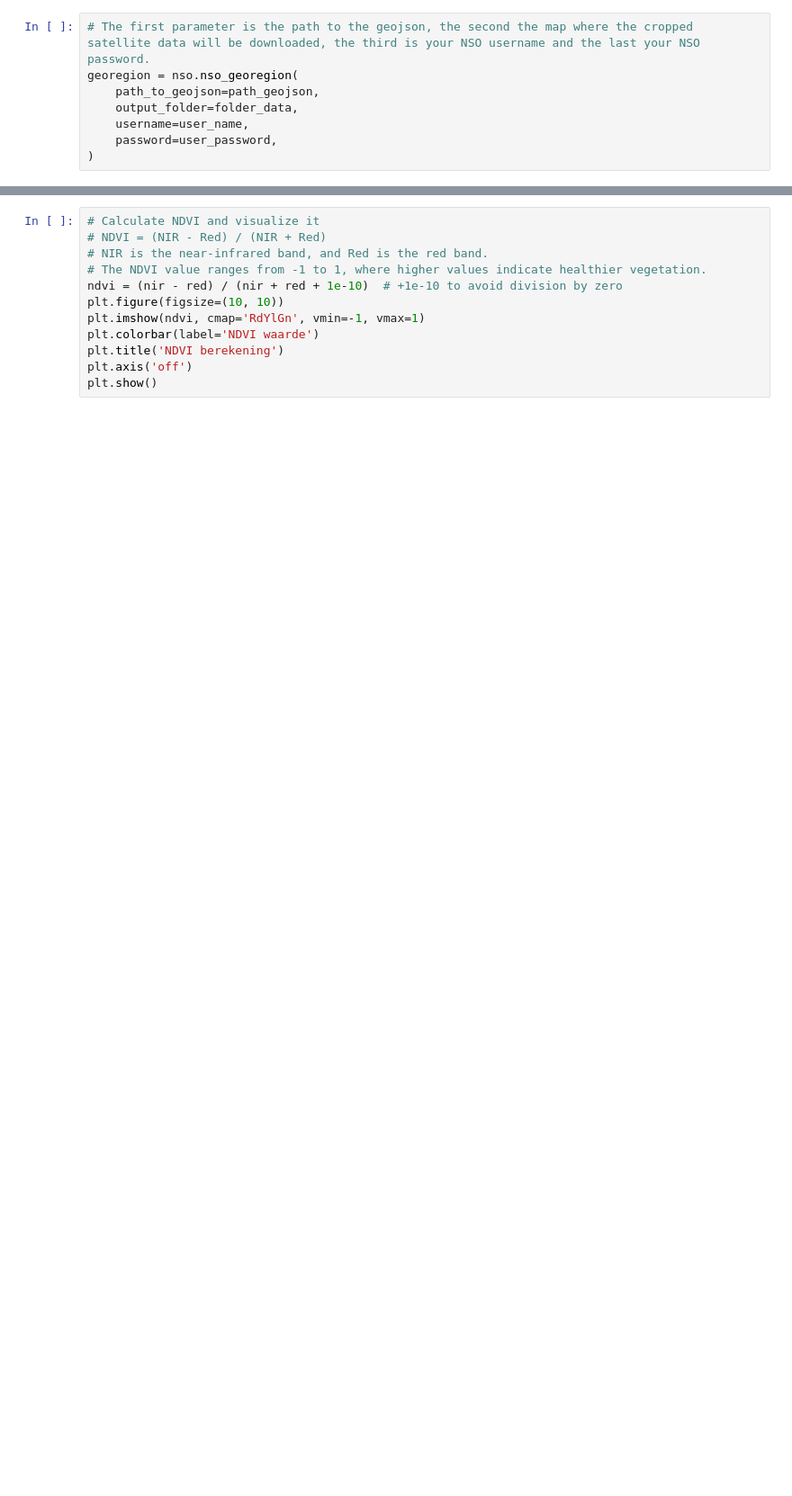
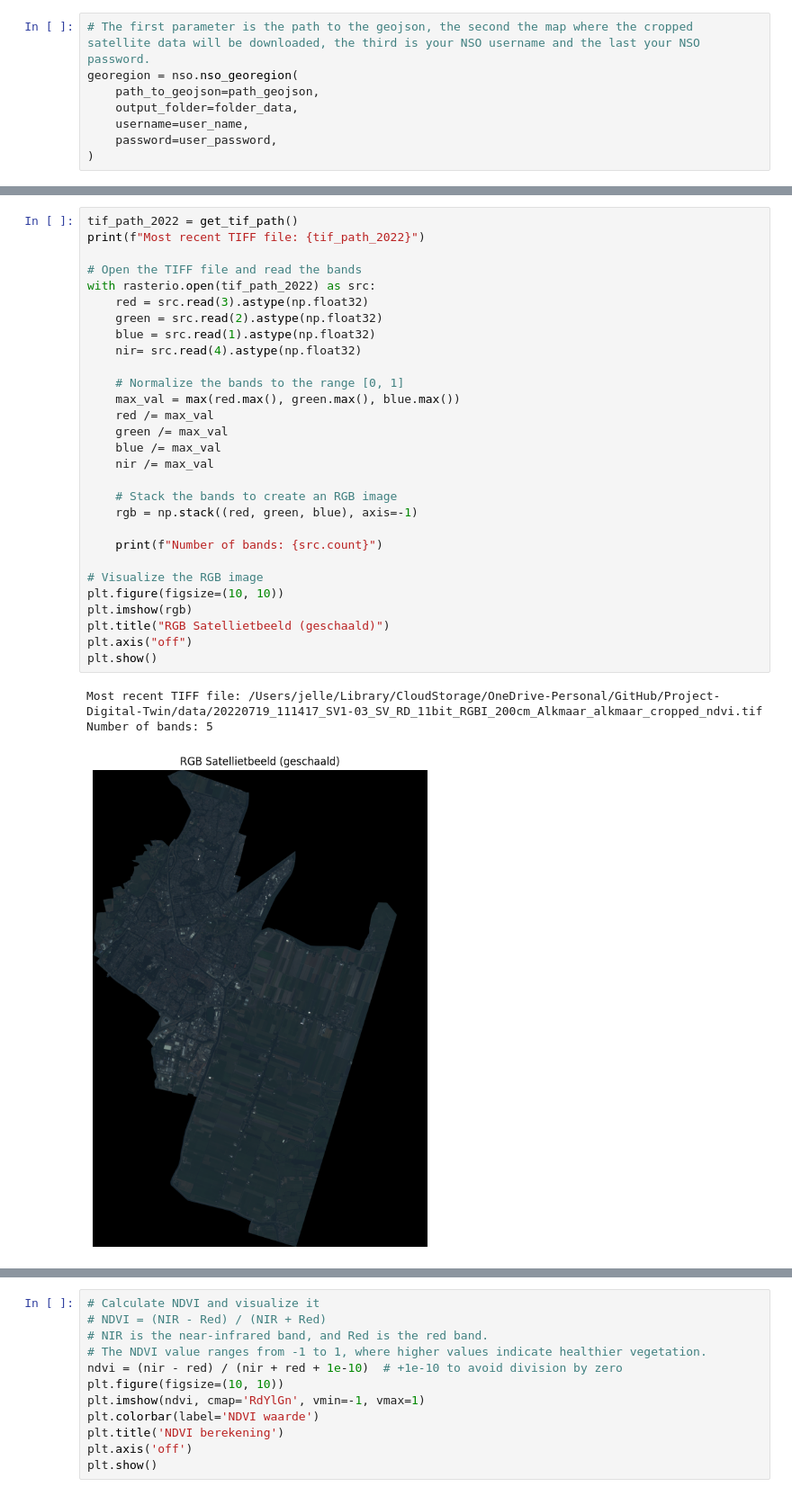
Before and after one commit to MunibOzdemir/Project-Digital-Twin, a Jupyter notebook: src/Project.ipynb, the cells around one changed output, grey strips where cells are left out. Shown at 90% size. Drawn from its saved outputs; the diff is of its cells as text; blank space fills up the shorter version.

```diff
--- a/src/Project.ipynb
+++ b/src/Project.ipynb
@@ -129,0 +216,33 @@ Number of bands: 5
+# %%
+tif_path_2022 = get_tif_path()
+print(f"Most recent TIFF file: {tif_path_2022}")
+
+# Open the TIFF file and read the bands
+with rasterio.open(tif_path_2022) as src:
+    red = src.read(3).astype(np.float32)
+    green = src.read(2).astype(np.float32)
+    blue = src.read(1).astype(np.float32)
+    nir= src.read(4).astype(np.float32)
+
+    # Normalize the bands to the range [0, 1]
+    max_val = max(red.max(), green.max(), blue.max())
+    red /= max_val
+    green /= max_val
+    blue /= max_val
+    nir /= max_val
+
+    # Stack the bands to create an RGB image
+    rgb = np.stack((red, green, blue), axis=-1)
+
+    print(f"Number of bands: {src.count}")
+
+# Visualize the RGB image
+plt.figure(figsize=(10, 10))
+plt.imshow(rgb)
+plt.title("RGB Satellietbeeld (geschaald)")
+plt.axis("off")
+plt.show()
+# %% [output]
+Most recent TIFF file: /Users/jelle/Library/CloudStorage/OneDrive-Personal/GitHub/Project-Digital-Twin/data/20220719_111417_SV1-03_SV_RD_11bit_RGBI_200cm_Alkmaar_alkmaar_cropped_ndvi.tif
+Number of bands: 5
+[figure, added]
```
Also changed, not shown: parts of 11 cells of this notebook.
